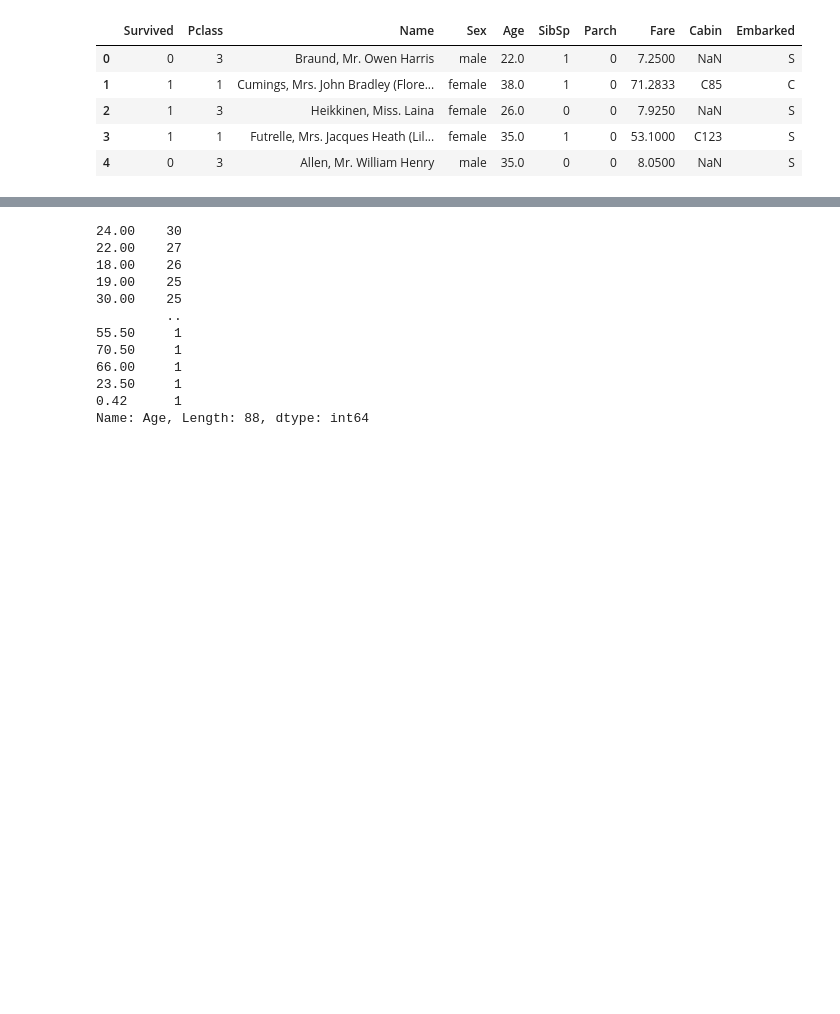
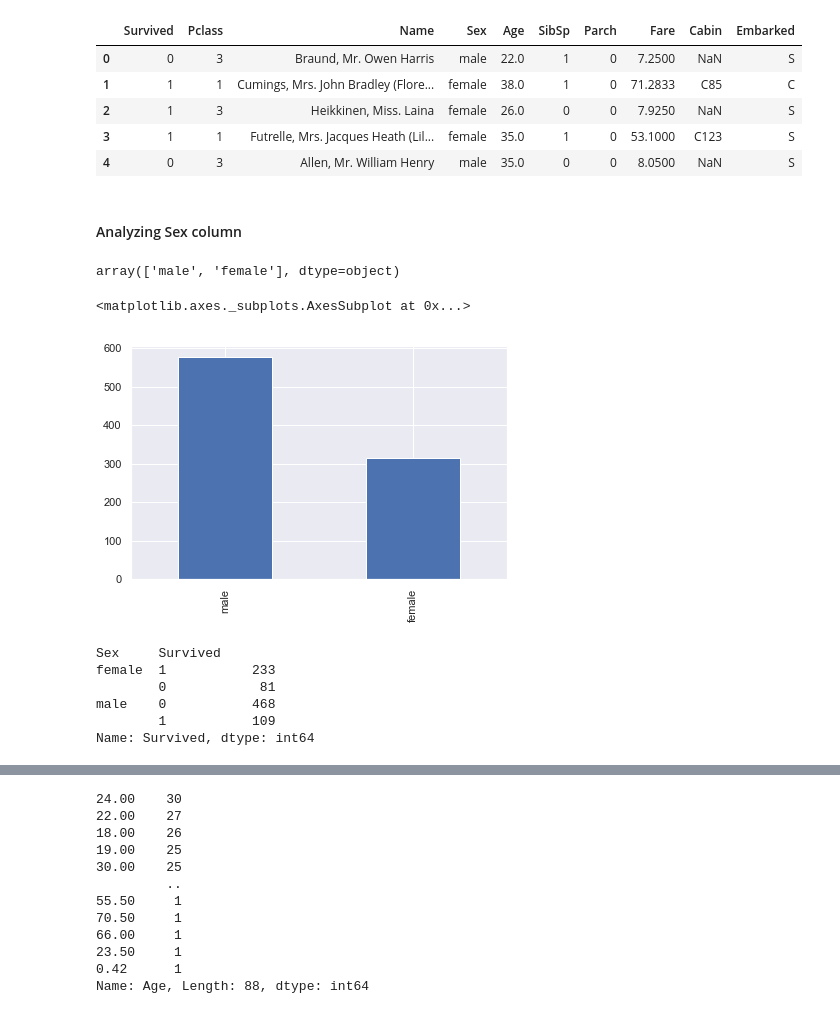
Before and after one commit to abhishekjain88/titanic-kaggle, a Jupyter notebook: Titanic Competition.ipynb, the cells around one changed output, grey strips where cells are left out. Drawn from its saved outputs; the diff is of its cells as text; code cells hidden in the pictures; blank space fills up the shorter version.

```diff
--- a/Titanic Competition.ipynb
+++ b/Titanic Competition.ipynb
@@ -180,3 +181,23 @@ titanic.head()
 | 2 | 1 | 3 | Heikkinen, Miss. Laina | female | 26.0 | 0 | 0 | 7.9250 | NaN | S |
 | 3 | 1 | 1 | Futrelle, Mrs. Jacques Heath (Lil... | female | 35.0 | 1 | 0 | 53.1000 | C123 | S |
 | 4 | 0 | 3 | Allen, Mr. William Henry | male | 35.0 | 0 | 0 | 8.0500 | NaN | S |
+# %% [markdown]
+#### Analyzing Sex column
+# %%
+titanic.Sex.unique()
+# %% [output]
+array(['male', 'female'], dtype=object)
+# %%
+titanic.Sex.value_counts().plot(kind='bar')
+# %% [output]
+<matplotlib.axes._subplots.AxesSubplot at 0x...>
+[figure, added]
+# %%
+titanic.groupby('Sex').Survived.value_counts()
+# %% [output]
+Sex     Survived
+female  1           233
+        0            81
+male    0           468
+        1           109
+Name: Survived, dtype: int64
```
Also changed, not shown: parts of 7 cells of this notebook.
